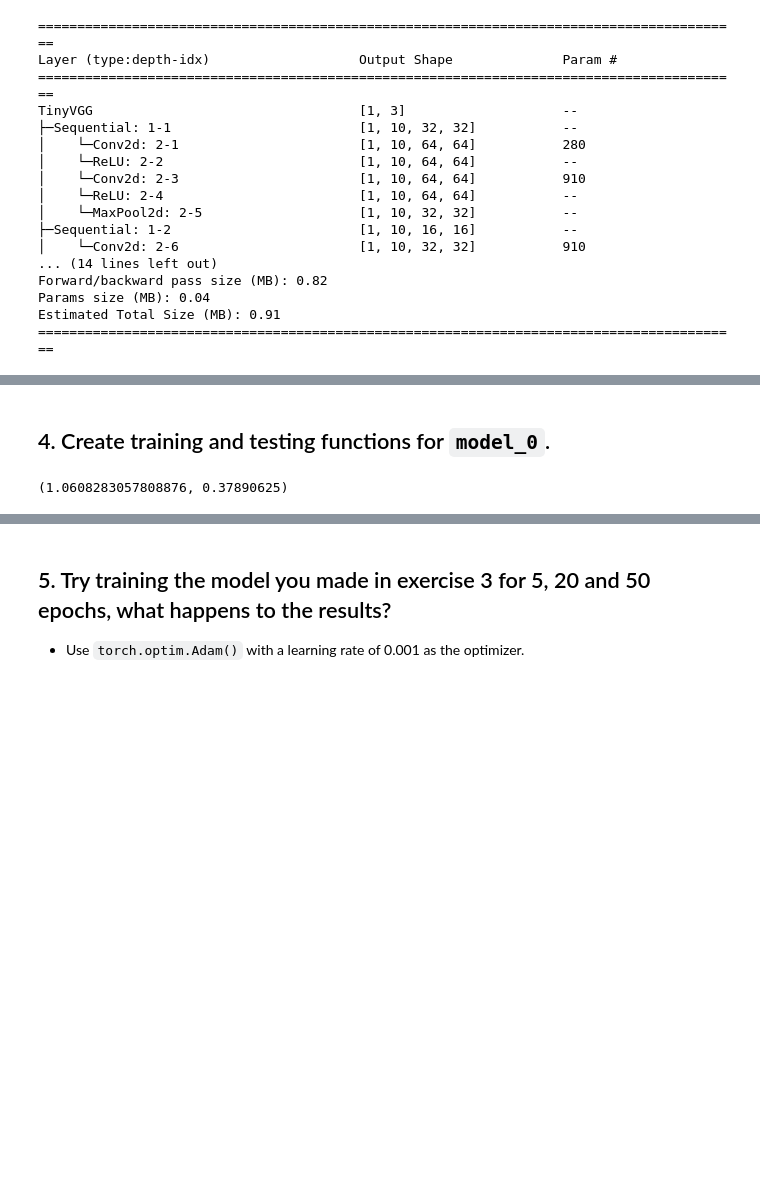
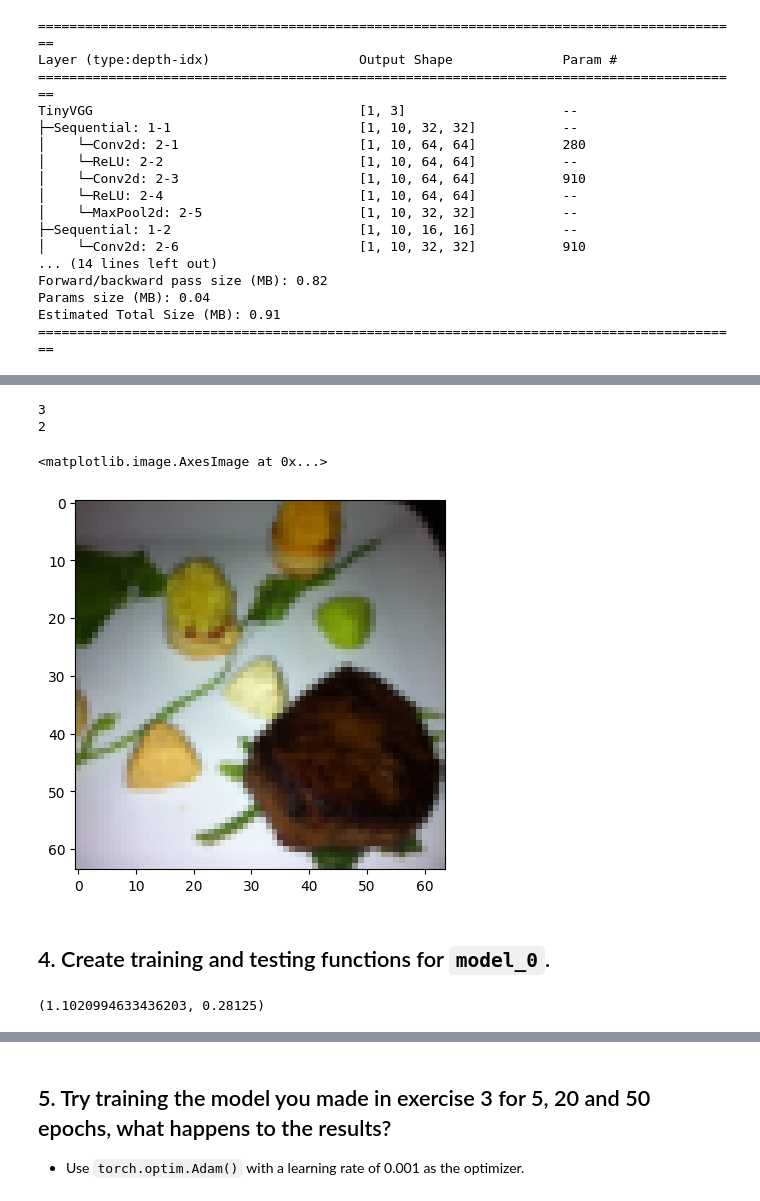
Before and after one commit to lnsayer/udemy_ml_course, a Jupyter notebook: my_04_pytorch_custom_datasets_exercises.ipynb, the cells around one changed output, grey strips where cells are left out. Saved outputs shown, nothing was run; the diff lists cells and outputs as text; code cells hidden in the pictures; blank space fills up the shorter version.

```diff
--- a/my_04_pytorch_custom_datasets_exercises.ipynb
+++ b/my_04_pytorch_custom_datasets_exercises.ipynb
@@ -392,3 +399,16 @@ plt.imshow(img[0].permute(1,2,0))
+# %%
+print(len(test_dataloader))
+print(len(next(iter(test_dataloader))))
+image_batch, label_batch = next(iter(test_dataloader))
+
+image_batch.shape, label_batch.shape
+
+plt.imshow(image_batch[16].permute(1,2,0))
+# %% [output]
+3
+2
+<matplotlib.image.AxesImage at 0x...>
+[figure, added]
 # %% [markdown]
 ## 4. Create training and testing functions for `model_0`.
 # %%
@@ -415,7 +435,7 @@ def train_step(model: torch.nn.Module,
     batch_labels = batch_labels.to(device)
 
     # 1. Forward pass
-    y_logits = model.forward(batch)
+    y_logits = model(batch)
     y_probs = torch.softmax(y_logits, dim=1)
     y_preds = torch.argmax(y_probs, dim=1)
 
@@ -432,7 +452,9 @@ def train_step(model: torch.nn.Module,
     # 5. Optimizer step
     optimizer.step()
 
-    # Calculate and accumualte accuracy metric across all batches
+    # Calculate and accumulate accuracy metric across all batches
+    # print(f"batch labels {batch_labels}")
+    # print(f"y_preds {y_preds}")
     accuracy = ((batch_labels == y_preds).sum()/len(batch_labels)).item()
     train_acc += accuracy
 
@@ -442,6 +464,8 @@ def train_step(model: torch.nn.Module,
 
   return train_loss, train_acc
 
+model_0 = TinyVGG(input_shape=3, hidden_units=10, output_shape = 3,
+               kernel_size=3).to(device)
 train_step(model_0, train_dataloader, loss_fn, optimizer)
 # %% [output]
-(1.0608283057808876, 0.37890625)
+(1.1020994633436203, 0.28125)
```
Also changed, not shown: parts of 27 cells of this notebook.
